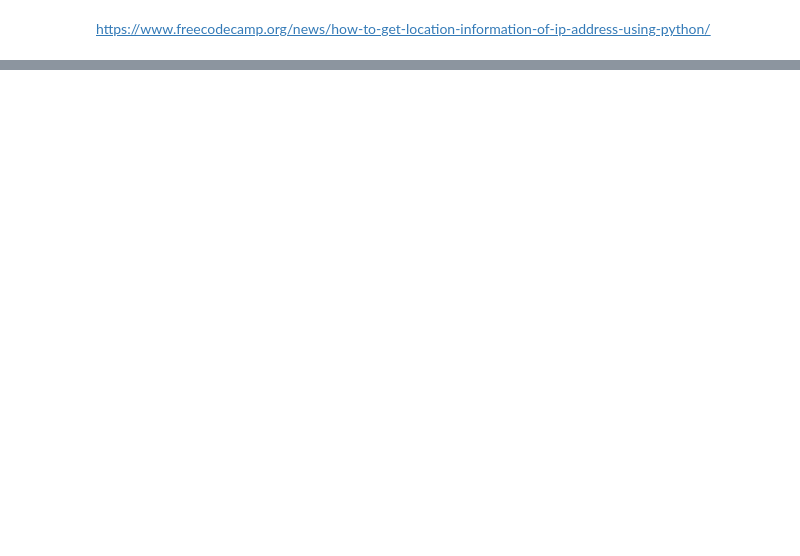
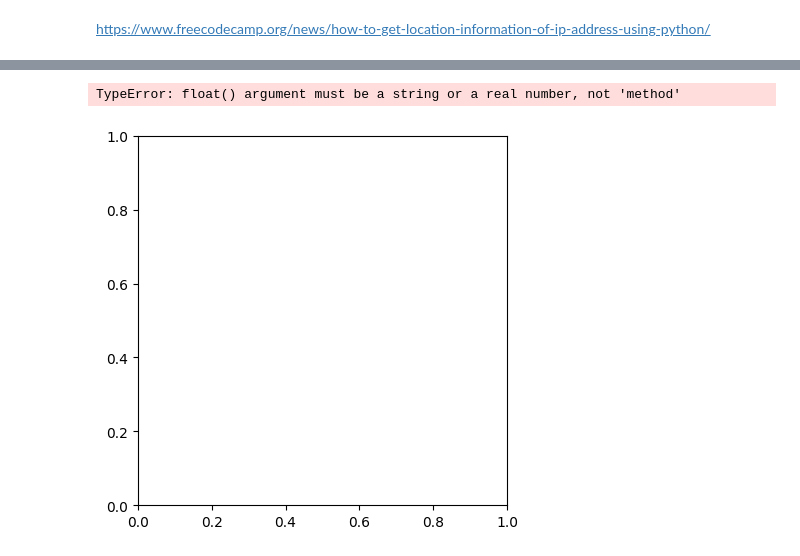
Before and after one commit to alex-chin/muzmonitor, a Jupyter notebook: investigation.ipynb, the cells around one changed output, grey strips where cells are left out. Saved outputs shown, nothing was run; the diff lists cells and outputs as text; code cells hidden in the pictures; blank space fills up the shorter version.

```diff
--- a/investigation.ipynb
+++ b/investigation.ipynb
@@ -69,0 +126,6 @@ https://www.freecodecamp.org/news/how-to-get-location-information-of-ip-address-
+# %%
+fig, ax = plt.subplots()
+ax.pie(df3.count, labels=df3.org)
+# %% [output]
+TypeError: float() argument must be a string or a real number, not 'method'
+[figure, added]
```
Also changed, not shown: parts of 13 cells of this notebook.
